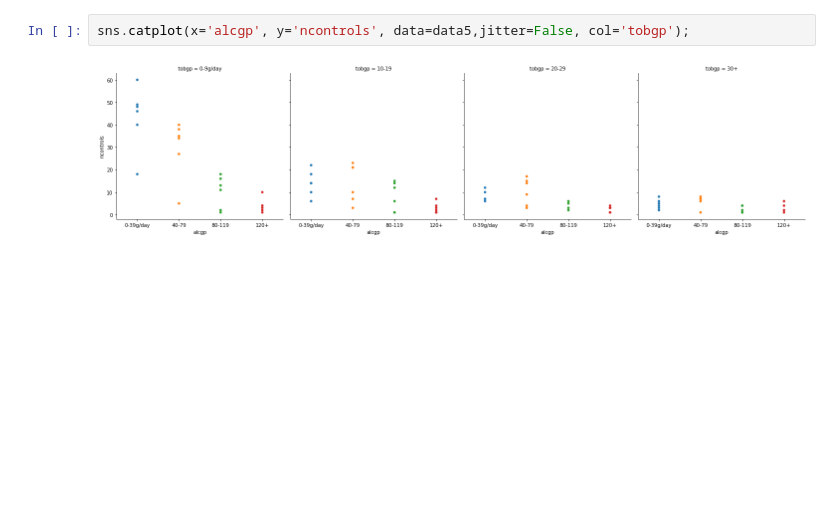
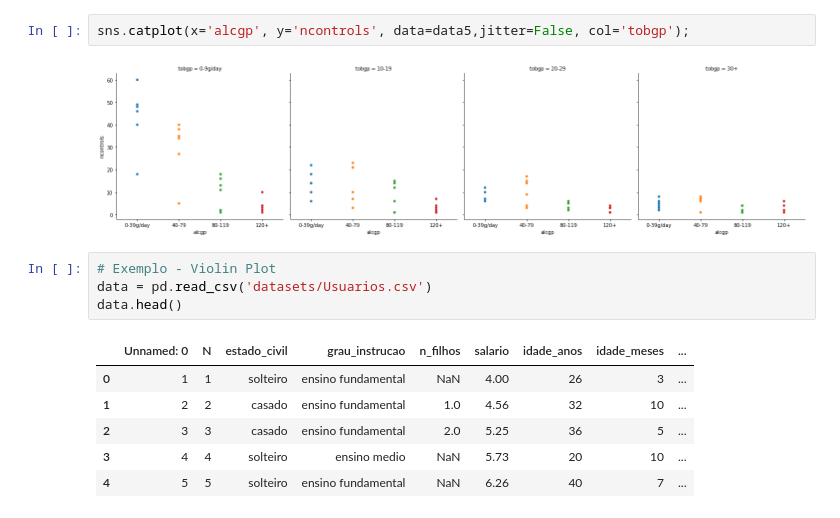
Before and after one commit to emariot/Tratamento_Dados_R_Python, a Jupyter notebook: Python/Gráficos.ipynb, the cells around one changed output. Cells and saved outputs as stored; diff of their text form; blank space fills up the shorter version.

```diff
--- a/Python/Gráficos.ipynb
+++ b/Python/Gráficos.ipynb
@@ -409,3 +409,14 @@ sns.catplot(x='alcgp', y='ncontrols', data=data5,jitter=False);
 sns.catplot(x='alcgp', y='ncontrols', data=data5,jitter=False, col='tobgp');
 # %% [output]
 [figure]
+# %%
+# Exemplo - Violin Plot
+data = pd.read_csv('datasets/Usuarios.csv')
+data.head()
+# %% [output]
+|  | Unnamed: 0 | N | estado_civil | grau_instrucao | n_filhos | salario | idade_anos | idade_meses | ... |
+| 0 | 1 | 1 | solteiro | ensino fundamental | NaN | 4.00 | 26 | 3 | ... |
+| 1 | 2 | 2 | casado | ensino fundamental | 1.0 | 4.56 | 32 | 10 | ... |
+| 2 | 3 | 3 | casado | ensino fundamental | 2.0 | 5.25 | 36 | 5 | ... |
+| 3 | 4 | 4 | solteiro | ensino medio | NaN | 5.73 | 20 | 10 | ... |
+| 4 | 5 | 5 | solteiro | ensino fundamental | NaN | 6.26 | 40 | 7 | ... |
```
Also changed, not shown: parts of 1 cell of this notebook.
